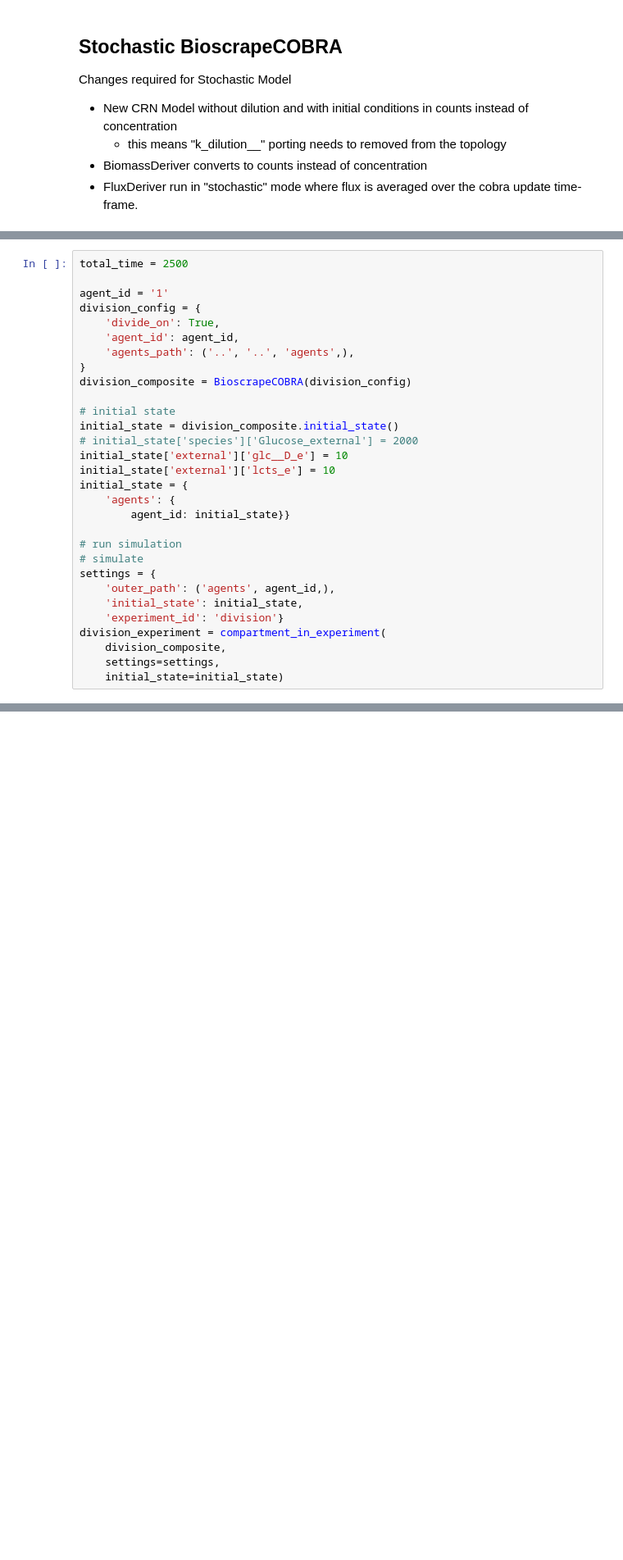
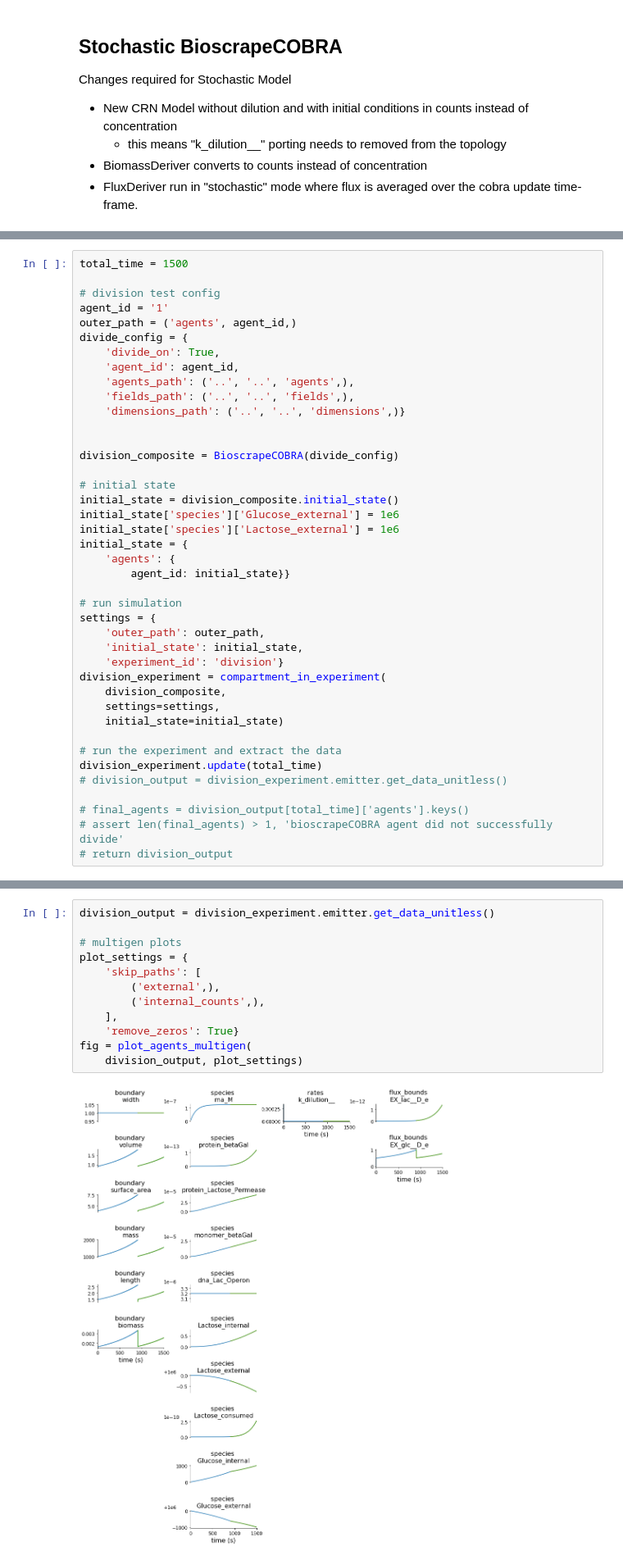
Before and after one commit to vivarium-collective/vivarium-notebooks, a Jupyter notebook: lac_operon/bioscrape-cobra-stochastic-refactoring.ipynb, the cells around one changed output, grey strips where cells are left out. Shown at 82% size. Cells and saved outputs as stored; diff of their text form; blank space fills up the shorter version.

Commit message:
division working in the notebook

```diff
--- a/lac_operon/bioscrape-cobra-stochastic-refactoring.ipynb
+++ b/lac_operon/bioscrape-cobra-stochastic-refactoring.ipynb
@@ -937,30 +937,41 @@ Writing out/stochastic_biocobra.pdf
 # %%
-total_time = 2500
+total_time = 1500
 
+# division test config
 agent_id = '1'
-division_config = {
+outer_path = ('agents', agent_id,)
+divide_config = {
     'divide_on': True,
     'agent_id': agent_id,
     'agents_path': ('..', '..', 'agents',),
-}
-division_composite = BioscrapeCOBRA(division_config)
+    'fields_path': ('..', '..', 'fields',),
+    'dimensions_path': ('..', '..', 'dimensions',)}
+
+
+division_composite = BioscrapeCOBRA(divide_config)
 
 # initial state
 initial_state = division_composite.initial_state()
-# initial_state['species']['Glucose_external'] = 2000
-initial_state['external']['glc__D_e'] = 10
-initial_state['external']['lcts_e'] = 10
+initial_state['species']['Glucose_external'] = 1e6
+initial_state['species']['Lactose_external'] = 1e6
 initial_state = {
     'agents': {
         agent_id: initial_state}}
 
 # run simulation
-# simulate
 settings = {
-    'outer_path': ('agents', agent_id,),
+    'outer_path': outer_path,
     'initial_state': initial_state,
     'experiment_id': 'division'}
 division_experiment = compartment_in_experiment(
     division_composite,
     settings=settings,
     initial_state=initial_state)
+
+# run the experiment and extract the data
+division_experiment.update(total_time)
+# division_output = division_experiment.emitter.get_data_unitless()
+
+# final_agents = division_output[total_time]['agents'].keys()
+# assert len(final_agents) > 1, 'bioscrapeCOBRA agent did not successfully divide'
+# return division_output
@@ -987,3 +982,17 @@ fig = plot_agents_multigen(
+# %%
+division_output = division_experiment.emitter.get_data_unitless()
+
+# multigen plots
+plot_settings = {
+    'skip_paths': [
+        ('external',),
+        ('internal_counts',),
+    ],
+    'remove_zeros': True}
+fig = plot_agents_multigen(
+    division_output, plot_settings)
+# %% [output]
+[figure, added]
 # %% [markdown]
 # Simulate BioscrapeCOBRA in a Spatial Environment
  * We here plug BioscrapeCOBRA into an environmental composite called Lattice, which has a multi-body physics process (MBP) and a spatial diffusion process (DFF).
```
Also changed, not shown: parts of 12 cells of this notebook, 1 other file.
